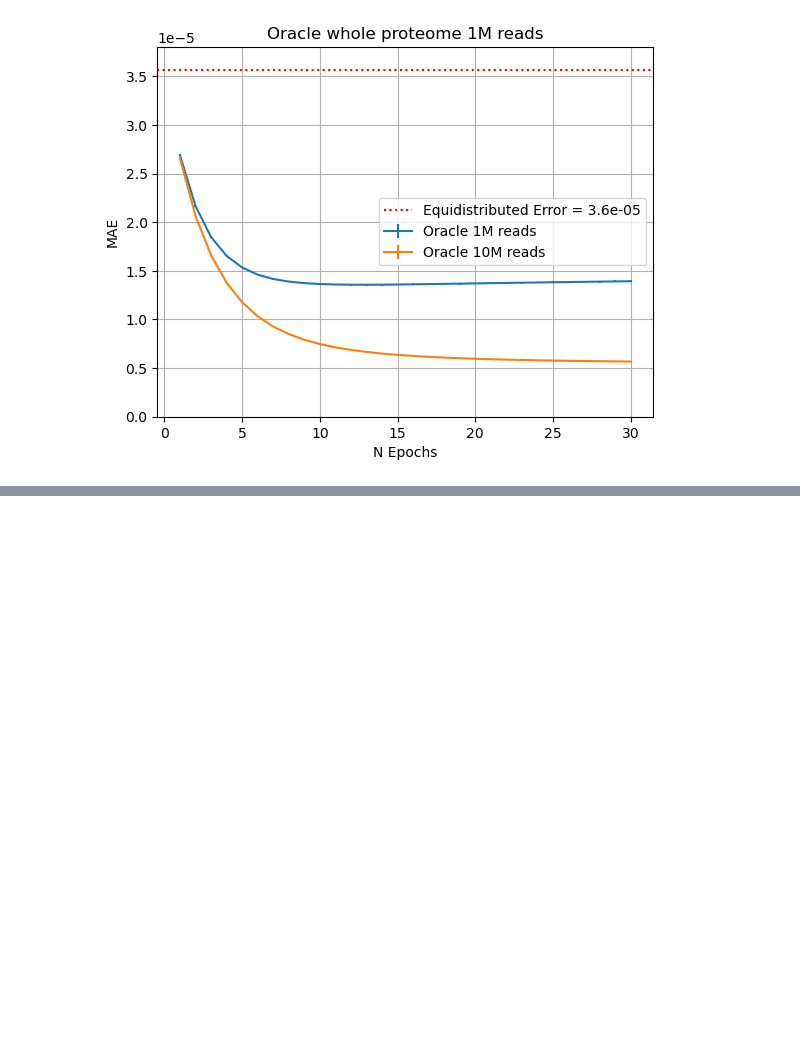
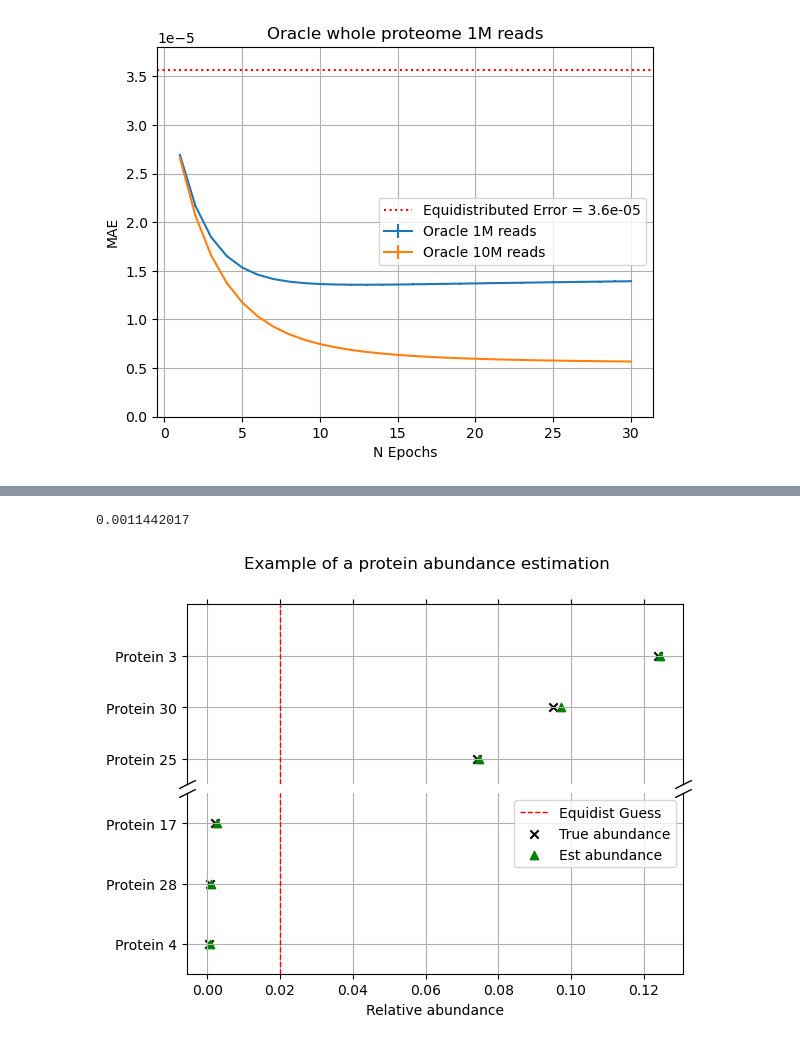
Before and after one commit to JavierKipen/ProtInfGPU, a Jupyter notebook: scripts/WhatprotDatasets.ipynb, the cells around one changed output, grey strips where cells are left out. Drawn from its saved outputs; the diff is of its cells as text; code cells hidden in the pictures; blank space fills up the shorter version.

```diff
--- a/scripts/WhatprotDatasets.ipynb
+++ b/scripts/WhatprotDatasets.ipynb
@@ -220,0 +245,61 @@ plt.show()
+# %%
+PYs=get_truePIs(dataset_classifier_path)
+PYs_compare=PYs[:5,:];
+# %%
+np.mean(np.abs(PYs_compare-PhatYsConcatenated))
+# %% [output]
+0.0011442017
+# %%
+#From https://matplotlib.org/stable/gallery/subplots_axes_and_figures/broken_axis.html
+n_ds_cv=0; #Which crossval are we plotting.
+n_prot=np.shape(PYs)[1];
+
+PY=PYs_compare[n_ds_cv,:];
+PhatY=PhatYsConcatenated[n_ds_cv,:];
+prot_indexes=np.argsort(PY) #We want the probs ordered, with higher on the top
+
+fig, (ax1, ax2) = plt.subplots(2, 1, sharex=True)
+fig.subplots_adjust(hspace=0.05)  # adjust space between Axes
+
+ax1.scatter(PY[prot_indexes], np.arange(n_prot), color='black', marker='x',label="True abundance")
+ax1.scatter(PhatY[prot_indexes], np.arange(n_prot), color='green', marker='^',label="Est abundance")
+ax1.axvline(x=1/n_prot, color='red', linestyle='--', linewidth=1,label="Equidist Guess")
+
+ax2.axvline(x=1/n_prot, color='red', linestyle='--', linewidth=1,label="Equidist Guess")
+ax2.scatter(PY[prot_indexes], np.arange(n_prot), color='black', marker='x',label="True abundance")
+ax2.scatter(PhatY[prot_indexes], np.arange(n_prot), color='green', marker='^',label="Est abundance")
+
+
+
+ax1.spines.bottom.set_visible(False)
+ax2.spines.top.set_visible(False)
+ax1.xaxis.tick_top()
+ax1.tick_params(labeltop=False)  # don't put tick labels at the top
+ax2.xaxis.tick_bottom()
+
+d = .5  # proportion of vertical to horizontal extent of the slanted line
+kwargs = dict(marker=[(-1, -d), (1, d)], markersize=12,
+              linestyle="none", color='k', mec='k', mew=1, clip_on=False)
+ax1.plot([0, 1], [0, 0], transform=ax1.transAxes, **kwargs)
+ax2.plot([0, 1], [1, 1], transform=ax2.transAxes, **kwargs)
+
+ax1.set_yticks(np.arange(n_prot,dtype=np.uint32))
+protein_labels = [f"Protein {idx}" for idx in prot_indexes]
+ax1.set_yticklabels(protein_labels)
+ax2.set_yticks(np.arange(n_prot,dtype=np.uint32))
+ax2.set_yticklabels(protein_labels)
+
+ax1.set_ylim(n_prot-3.5, n_prot)  # outliers only
+ax2.set_ylim(-0.5, 2.5)  # most of the data
+
+ax1.grid()
+ax2.grid()
+
+
+ax2.legend()
+
+plt.xlabel("Relative abundance")
+fig.suptitle("Example of a protein abundance estimation")
+plt.savefig("Example Protein abundance.png")
+# %% [output]
+[figure, added]
```
Also changed, not shown: parts of 5 cells of this notebook, 27 other files.
